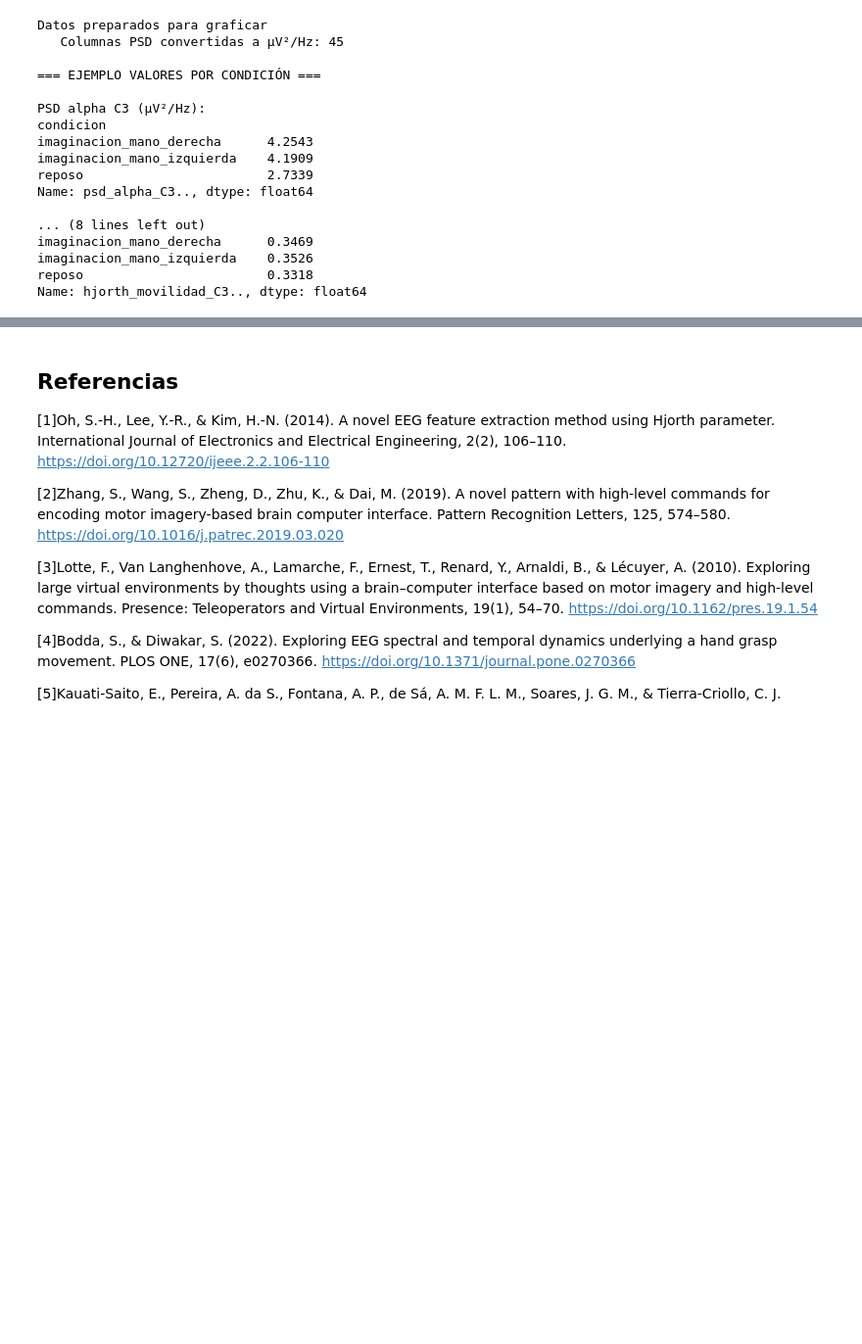
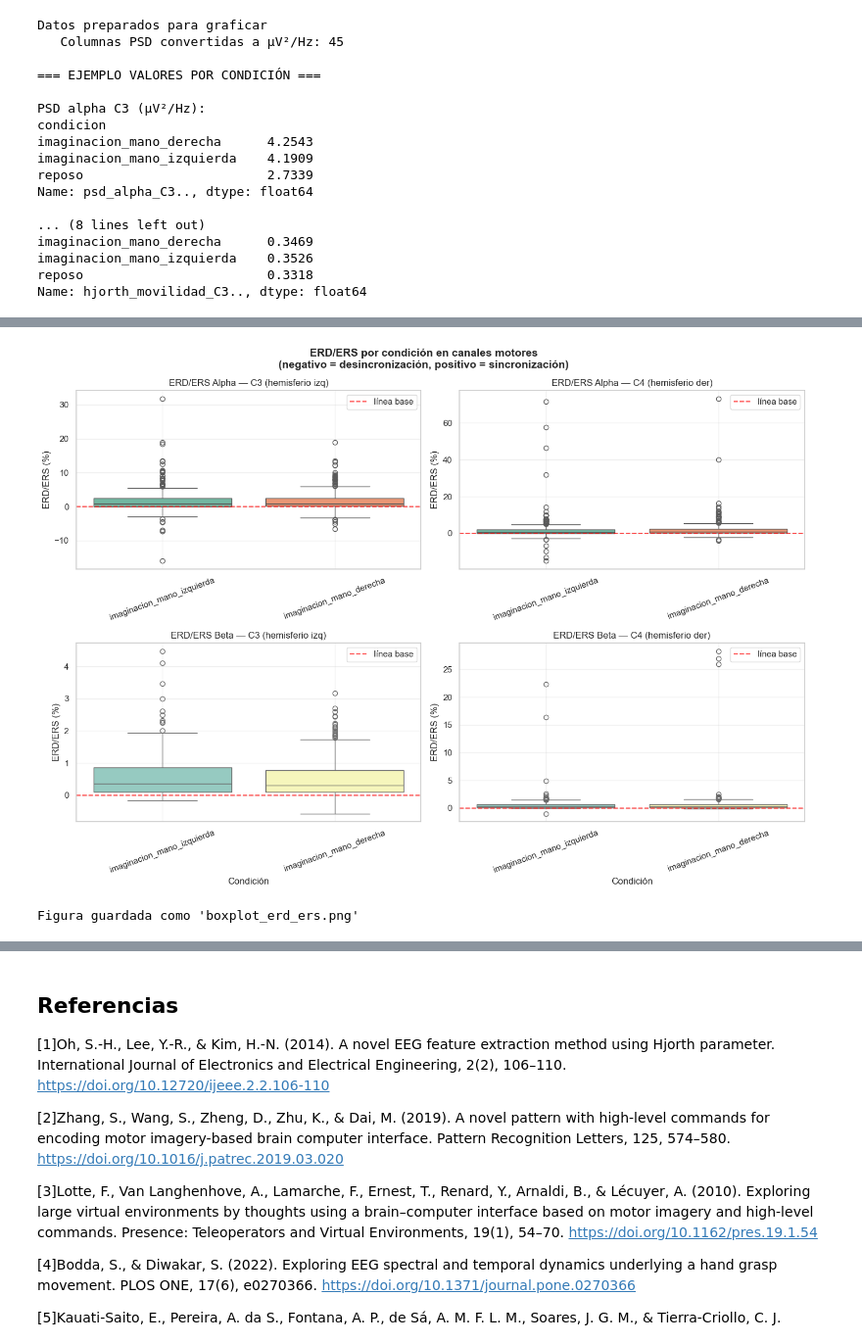
Before and after one commit to Valengaob/Lab_Biosenales2026, a Jupyter notebook: Proyecto/ProyectoFinal.ipynb, the cells around one changed output, grey strips where cells are left out. Shown at 98% size. Saved outputs shown, nothing was run; the diff lists cells and outputs as text; code cells hidden in the pictures; blank space fills up the shorter version.

Commit message:
Análisis resultados (a): estadística descriptiva - boxplots ERD/ERS, heatmap canales, Hjorth movilidad y entropía espectral

```diff
--- a/Proyecto/ProyectoFinal.ipynb
+++ b/Proyecto/ProyectoFinal.ipynb
@@ -1185,0 +1199,66 @@ Name: hjorth_movilidad_C3.., dtype: float64
+# %%
+#12 Boxplot ERD/ERS Alpha y Beta en C3 y C4
+
+# Solo aplica para imaginación (no reposo)
+df_erd = df_plot[df_plot['condicion'] != 'reposo'].copy()
+
+fig, axes = plt.subplots(2, 2, figsize=(14, 10))
+fig.suptitle('ERD/ERS por condición en canales motores\n'
+             '(negativo = desincronización, positivo = sincronización)',
+             fontsize=14, fontweight='bold')
+
+# ERD alpha C3
+sns.boxplot(data=df_erd, x='condicion', y='erd_alpha_C3..',
+            ax=axes[0,0], palette='Set2',
+            hue='condicion', legend=False)
+axes[0,0].set_title('ERD/ERS Alpha — C3 (hemisferio izq)')
+axes[0,0].set_xlabel('')
+axes[0,0].set_ylabel('ERD/ERS (%)')
+axes[0,0].axhline(y=0, color='red', linestyle='--', alpha=0.7, label='línea base')
+axes[0,0].tick_params(axis='x', rotation=20)
+axes[0,0].grid(True, alpha=0.3)
+axes[0,0].legend()
+
+# ERD alpha C4
+sns.boxplot(data=df_erd, x='condicion', y='erd_alpha_C4..',
+            ax=axes[0,1], palette='Set2',
+            hue='condicion', legend=False)
+axes[0,1].set_title('ERD/ERS Alpha — C4 (hemisferio der)')
+axes[0,1].set_xlabel('')
+axes[0,1].set_ylabel('ERD/ERS (%)')
+axes[0,1].axhline(y=0, color='red', linestyle='--', alpha=0.7, label='línea base')
+axes[0,1].tick_params(axis='x', rotation=20)
+axes[0,1].grid(True, alpha=0.3)
+axes[0,1].legend()
+
+# ERD beta C3
+sns.boxplot(data=df_erd, x='condicion', y='erd_beta_C3..',
+            ax=axes[1,0], palette='Set3',
+            hue='condicion', legend=False)
+axes[1,0].set_title('ERD/ERS Beta — C3 (hemisferio izq)')
+axes[1,0].set_xlabel('Condición')
+axes[1,0].set_ylabel('ERD/ERS (%)')
+axes[1,0].axhline(y=0, color='red', linestyle='--', alpha=0.7, label='línea base')
+axes[1,0].tick_params(axis='x', rotation=20)
+axes[1,0].grid(True, alpha=0.3)
+axes[1,0].legend()
+
+# ERD beta C4
+sns.boxplot(data=df_erd, x='condicion', y='erd_beta_C4..',
+            ax=axes[1,1], palette='Set3',
+            hue='condicion', legend=False)
+axes[1,1].set_title('ERD/ERS Beta — C4 (hemisferio der)')
+axes[1,1].set_xlabel('Condición')
+axes[1,1].set_ylabel('ERD/ERS (%)')
+axes[1,1].axhline(y=0, color='red', linestyle='--', alpha=0.7, label='línea base')
+axes[1,1].tick_params(axis='x', rotation=20)
+axes[1,1].grid(True, alpha=0.3)
+axes[1,1].legend()
+
+plt.tight_layout()
+plt.savefig('boxplot_erd_ers.png', dpi=150, bbox_inches='tight')
+plt.show()
+print("Figura guardada como 'boxplot_erd_ers.png'")
+# %% [output]
+[figure, added]
+Figura guardada como 'boxplot_erd_ers.png'
```
Also changed, not shown: parts of 9 cells of this notebook, 4 other files.
